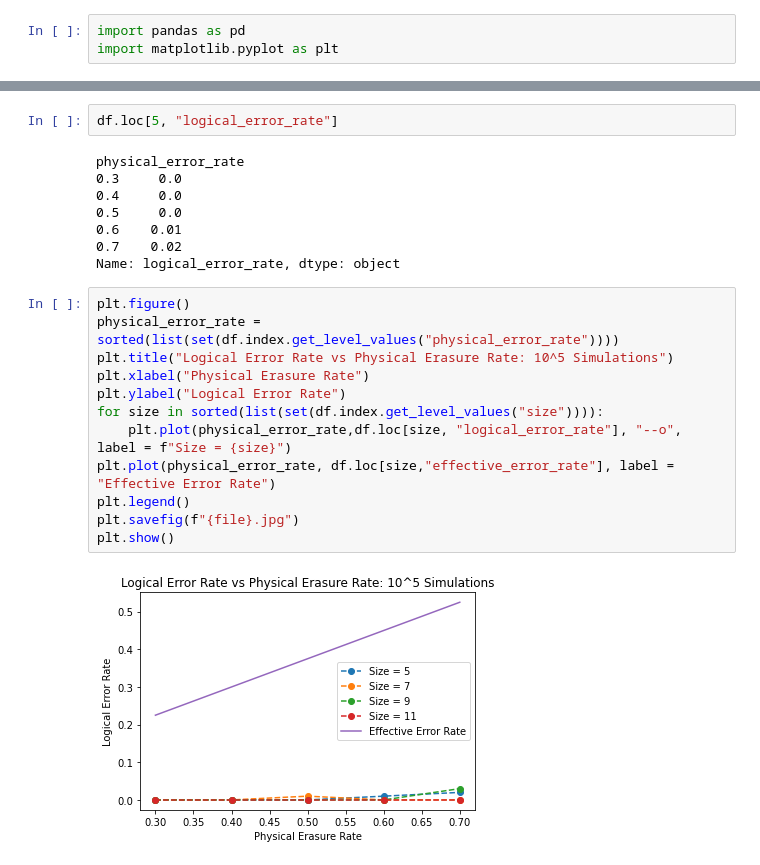
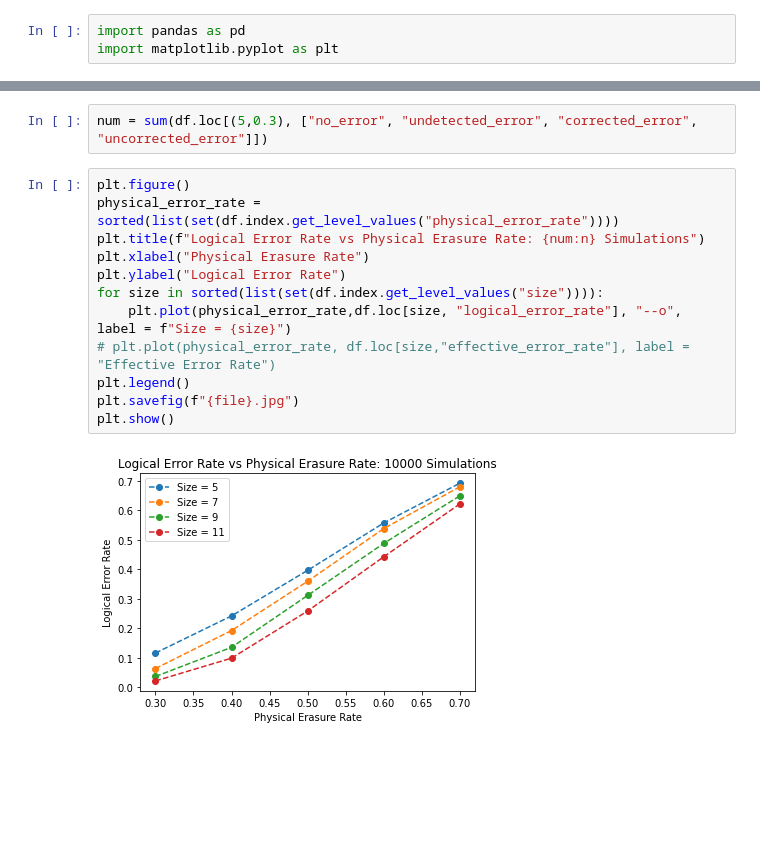
Before and after one commit to jh-lor/erasure_decoder, a Jupyter notebook: plot.ipynb, the cells around one changed output, grey strips where cells are left out. Cells and saved outputs as stored; diff of their text form; blank space fills up the shorter version.

```diff
--- a/plot.ipynb
+++ b/plot.ipynb
@@ -27,24 +27,16 @@ df
 # %%
-df.loc[5, "logical_error_rate"]
+num = sum(df.loc[(5,0.3), ["no_error", "undetected_error", "corrected_error", "uncorrected_error"]])
-# %% [output]
-physical_error_rate
-0.3     0.0
-0.4     0.0
-0.5     0.0
-0.6    0.01
-0.7    0.02
-Name: logical_error_rate, dtype: object
 # %%
 plt.figure()
 physical_error_rate = sorted(list(set(df.index.get_level_values("physical_error_rate"))))
-plt.title("Logical Error Rate vs Physical Erasure Rate: 10^5 Simulations")
+plt.title(f"Logical Error Rate vs Physical Erasure Rate: {num:n} Simulations")
 plt.xlabel("Physical Erasure Rate")
 plt.ylabel("Logical Error Rate")
 for size in sorted(list(set(df.index.get_level_values("size")))):
     plt.plot(physical_error_rate,df.loc[size, "logical_error_rate"], "--o", label = f"Size = {size}")
-plt.plot(physical_error_rate, df.loc[size,"effective_error_rate"], label = "Effective Error Rate")
+# plt.plot(physical_error_rate, df.loc[size,"effective_error_rate"], label = "Effective Error Rate")
 plt.legend()
 plt.savefig(f"{file}.jpg")
 plt.show()
 # %% [output]
-[figure, old version]
+[figure, new version]
```
Also changed, not shown: parts of 1 cell of this notebook, 6 other files.
